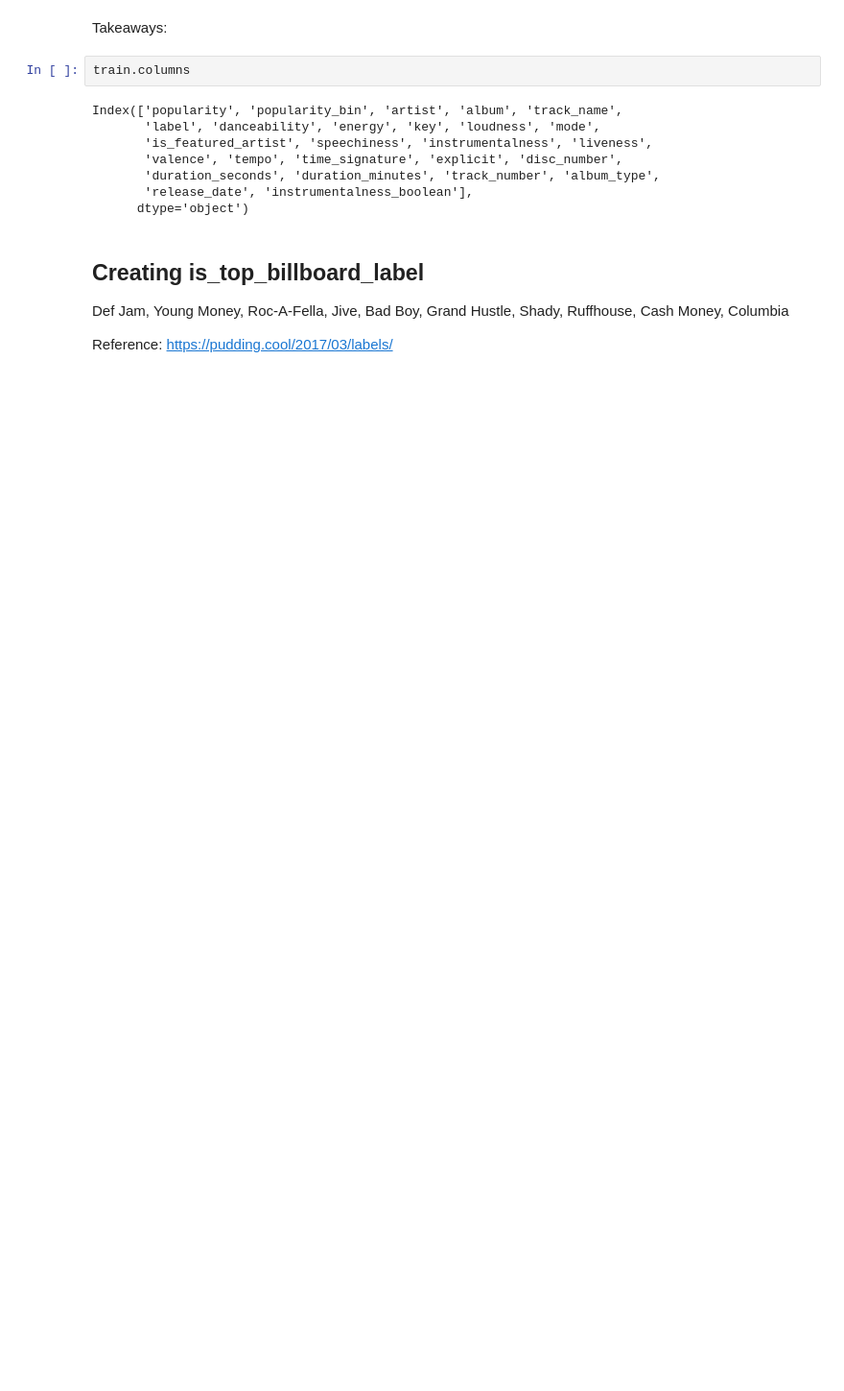
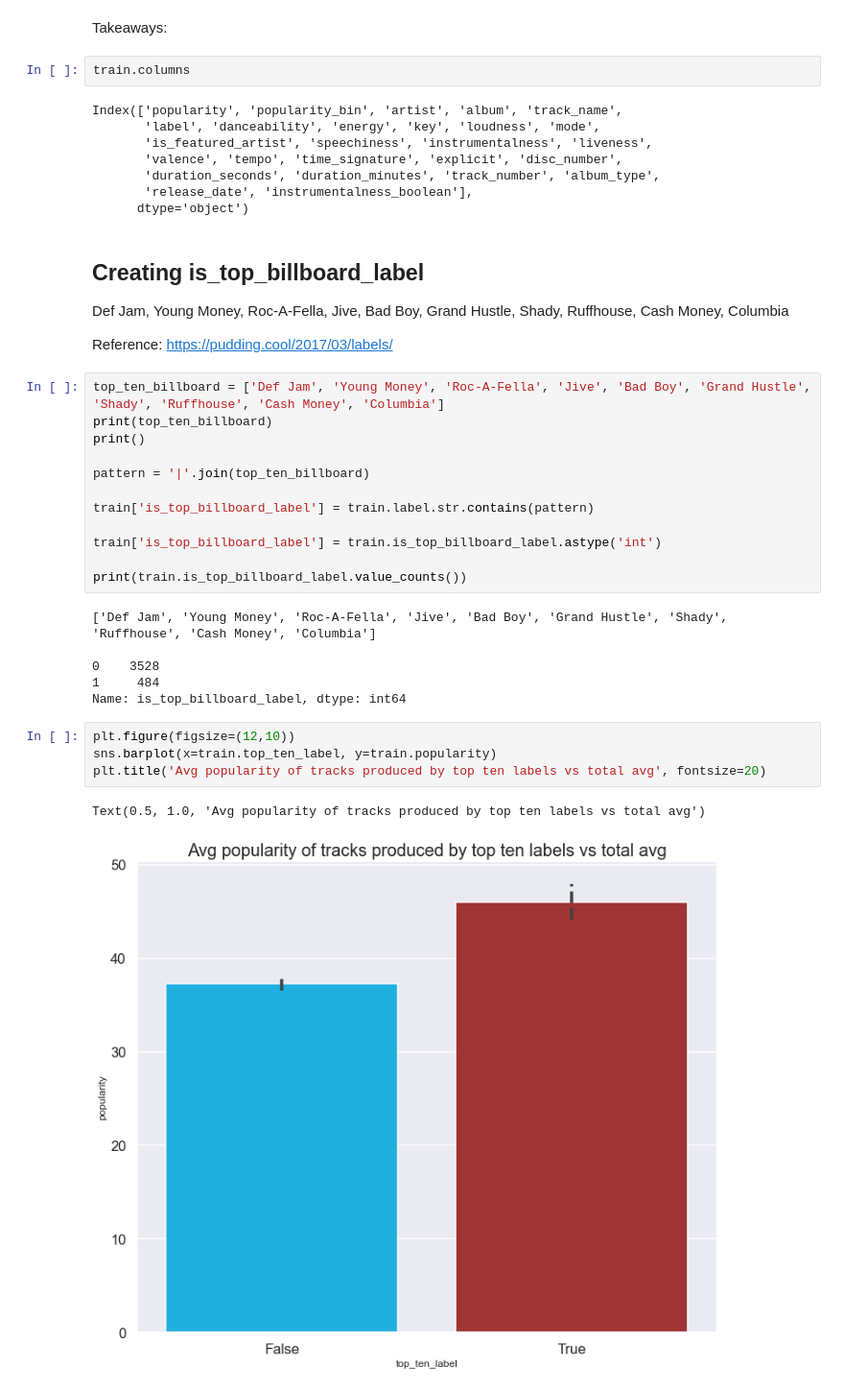
Before and after one commit to SpotiScryers/SpotiScry, a Jupyter notebook: kwame_explore.ipynb, the cells around one changed output. Shown at 96% size. Saved outputs shown, nothing was run; the diff lists cells and outputs as text; blank space fills up the shorter version.

Commit message:
add is_top_billboard_label feature to feature engineering function

```diff
--- a/kwame_explore.ipynb
+++ b/kwame_explore.ipynb
@@ -466,3 +466,28 @@ Index(['popularity', 'popularity_bin', 'artist', 'album', 'track_name',
 Def Jam, Young Money, Roc-A-Fella, Jive, Bad Boy, Grand Hustle, Shady, Ruffhouse, Cash Money, Columbia
 
 Reference: https://pudding.cool/2017/03/labels/
+# %%
+top_ten_billboard = ['Def Jam', 'Young Money', 'Roc-A-Fella', 'Jive', 'Bad Boy', 'Grand Hustle', 'Shady', 'Ruffhouse', 'Cash Money', 'Columbia']
+print(top_ten_billboard)
+print()
+
+pattern = '|'.join(top_ten_billboard)
+
+train['is_top_billboard_label'] = train.label.str.contains(pattern)
+
+train['is_top_billboard_label'] = train.is_top_billboard_label.astype('int')
+
+print(train.is_top_billboard_label.value_counts())
+# %% [output]
+['Def Jam', 'Young Money', 'Roc-A-Fella', 'Jive', 'Bad Boy', 'Grand Hustle', 'Shady', 'Ruffhouse', 'Cash Money', 'Columbia']
+
+0    3528
+1     484
+Name: is_top_billboard_label, dtype: int64
+# %%
+plt.figure(figsize=(12,10))
+sns.barplot(x=train.top_ten_label, y=train.popularity)
+plt.title('Avg popularity of tracks produced by top ten labels vs total avg', fontsize=20)
+# %% [output]
+Text(0.5, 1.0, 'Avg popularity of tracks produced by top ten labels vs total avg')
+[figure, added]
```
Also changed, not shown: parts of 2 cells of this notebook, 1 other file.
